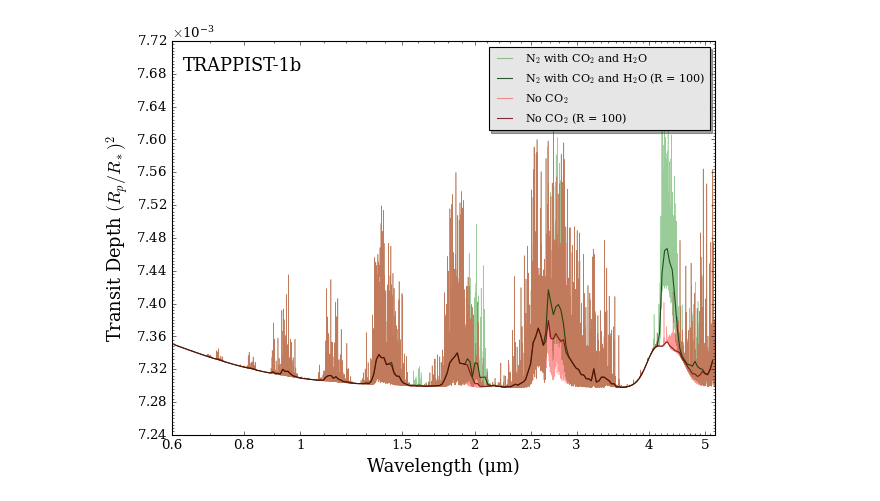
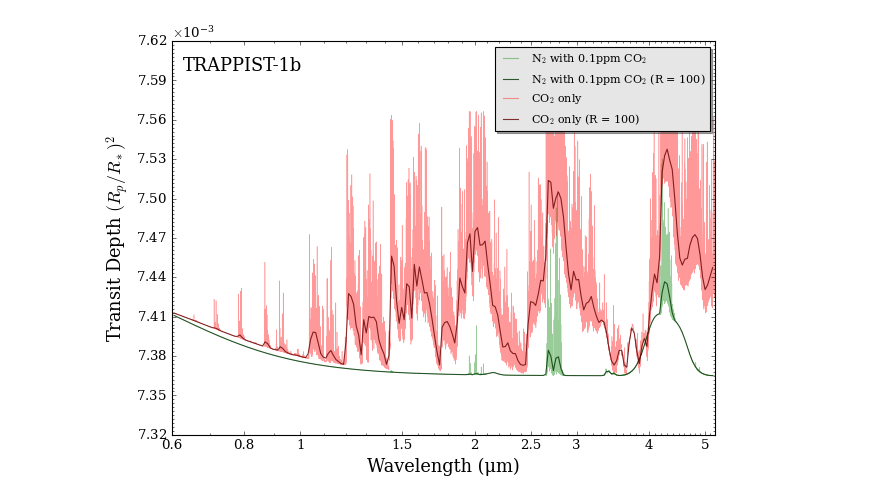
Before and after one commit to milliebutspace/POSEIDON, a Jupyter notebook: trappist_1b_tests.ipynb, the cells around one changed output. Drawn from its saved outputs; the diff is of its cells as text; code cells hidden in the pictures.

Commit message:
monday work
improved understanding of POSEIDON transmission models for TRAPPIST-1b

```diff
--- a/trappist_1b_tests.ipynb
+++ b/trappist_1b_tests.ipynb
@@ -31,14 +31,14 @@ from POSEIDON.core import define_model
 
 #***** Define model *****#
 
-model_name = 'TRAPPIST_1b_model'  # Model name used for plots, output files etc.
+model_name = 'TRAPPIST_1b_CO2'  # Model name used for plots, output files etc.
 
 bulk_species = ['N2']      # N2 comprises the bulk atmosphere
-param_species = ['H2O', 'CO2']   # The trace gases are H2O and CO2
+param_species = ['CO2']    # The trace gas is CO2
 
 # Create the model object
 model = define_model(model_name, bulk_species, param_species,
-                     PT_profile = 'isotherm', cloud_model = 'cloud-free')
+                     PT_profile = 'file_read', cloud_model = 'cloud-free')
 # %%
 # Check the free parameters defining this model
 print("Free parameters: " + str(model['param_names']))
@@ -56,20 +83,21 @@ import numpy as np
 
 # Specify the pressure grid of the atmosphere
 P_min = 1.0e-6    # 0.1 ubar
-P_max = 1       # 100 bar
-N_layers = 100    # 100 layers
+P_max = 1         # 1 bar
+N_layers = 75     # 70 layers
 
 # We'll space the layers uniformly in log-pressure
 P = np.logspace(np.log10(P_max), np.log10(P_min), N_layers)
 
 # Specify the reference pressure and radius
-P_ref = 0.1   # Reference pressure (bar)
+P_ref = 1   # Reference pressure (bar)
 R_p_ref = R_p  # Radius at reference pressure
 
 # Provide a specific set of model parameters for the atmosphere
-PT_params = np.array([T_eq])              # T (K)
-log_X_params = np.array([-5.0, -5.0])     # log(H2O), log(CO2)
+PT_params = np.array(t1b['temp.[K]'])              # T (K)
+print(PT_params)
+log_X_params = np.array([-7.0])                    # log(CO2)
 
 # Generate the atmosphere
 atmosphere = make_atmosphere(trappist_1b, model, P, P_ref, R_p_ref,
-                             PT_params, log_X_params)
+                             PT_params, log_X_params, T_input=PT_params)
@@ -116,7 +154,7 @@ T_fine = np.arange(T_fine_min, (T_fine_max + T_fine_step), T_fine_step)
 
 # Define fine pressure grid (log10(P/bar))
 log_P_fine_min = -6.0   # 1 ubar is the lowest pressure in the opacity database
-log_P_fine_max = 2.0    # 100 bar is the highest pressure in the opacity database
+log_P_fine_max = 0.0    # 100 bar is the highest pressure in the opacity database
 log_P_fine_step = 0.2   # 0.2 dex steps are a good tradeoff between accuracy and RAM
 
 log_P_fine = np.arange(log_P_fine_min, (log_P_fine_max + log_P_fine_step),
@@ -151,20 +187,28 @@ fig = plot_spectra(spectra, trappist_1b, R_to_bin = 100, plt_label = 'TRAPPIST-1
+# %%
+t1b_CO2 = pd.read_table('./inputs/trappist_1b/Trappist_1b_CO2_tp.dat',
+                           skiprows=1,
+                           delimiter=r'\s+',
+                           index_col=False,
+                           header=0)
+
+PT_params_CO2 = np.array(t1b_CO2['temp.[K]'])
 # %%
-# Define new mixing ratio array with a low CH4 abundance
-log_X_params_no_CO2 = np.array([[-5.0, -50.0]])  # log(H2O), log(CO2)
+# Define new mixing ratio array with high CO2 abundance
+log_X_params_all_CO2 = np.array([[0.0]])  # log(CO2)
 
-# Create a new atmosphere without CH4
-atmosphere_no_CO2 = make_atmosphere(trappist_1b, model, P, P_ref, R_p_ref,
-                                    PT_params, log_X_params_no_CO2)
+# Create a new atmosphere with only CO2
+atmosphere_all_CO2 = make_atmosphere(trappist_1b, model, P, P_ref, R_p_ref,
+                                    PT_params_CO2, log_X_params_all_CO2, T_input=PT_params_CO2)
 
 # Generate the new transmission spectrum
-spectrum_no_CO2 = compute_spectrum(trappist_1b, trappist_1, model, atmosphere_no_CO2,
+spectrum_all_CO2 = compute_spectrum(trappist_1b, trappist_1, model, atmosphere_all_CO2,
                                    opac, wl, spectrum_type = 'transmission')
 
 # Add the spectrum we want to plot to our existing plot collection
-spectra = plot_collection(spectrum_no_CO2, wl, collection = spectra)
+spectra = plot_collection(spectrum_all_CO2, wl, collection = spectra)
 
 # Produce figure
 fig_spec = plot_spectra(spectra, trappist_1b, R_to_bin = 100,
-                        spectra_labels = ['N$_2$ with CO$_2$ and H$_2$O', 'No CO$_2$'])
+                        spectra_labels = ['N$_2$ with 0.1ppm CO$_2$', 'CO$_2$ only'])
 # %% [output]
-[figure, old version]
+[figure, new version]
```
Also changed, not shown: parts of 44 cells of this notebook, 16 other files.
